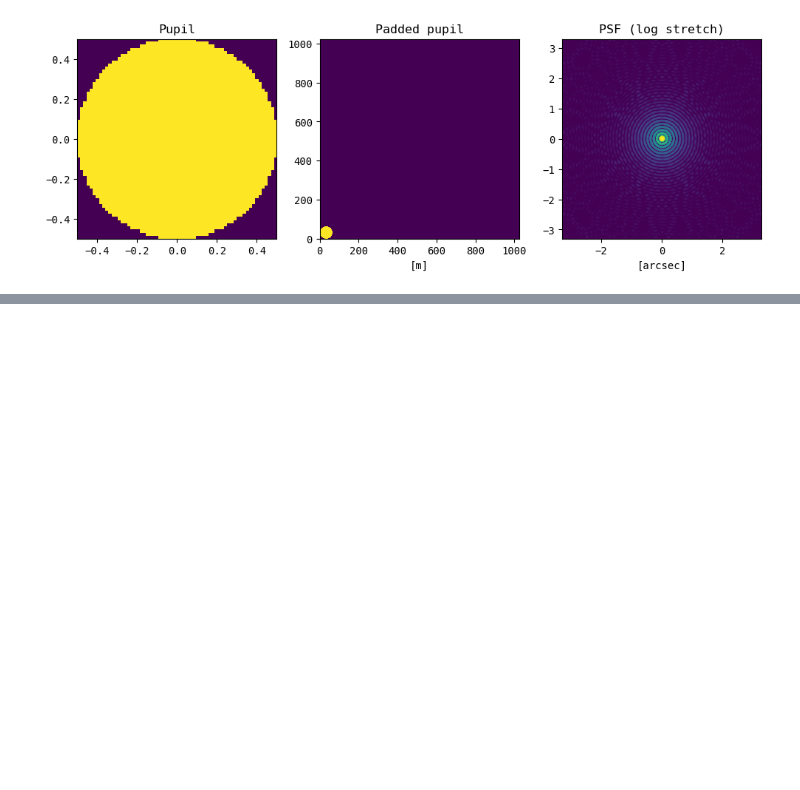
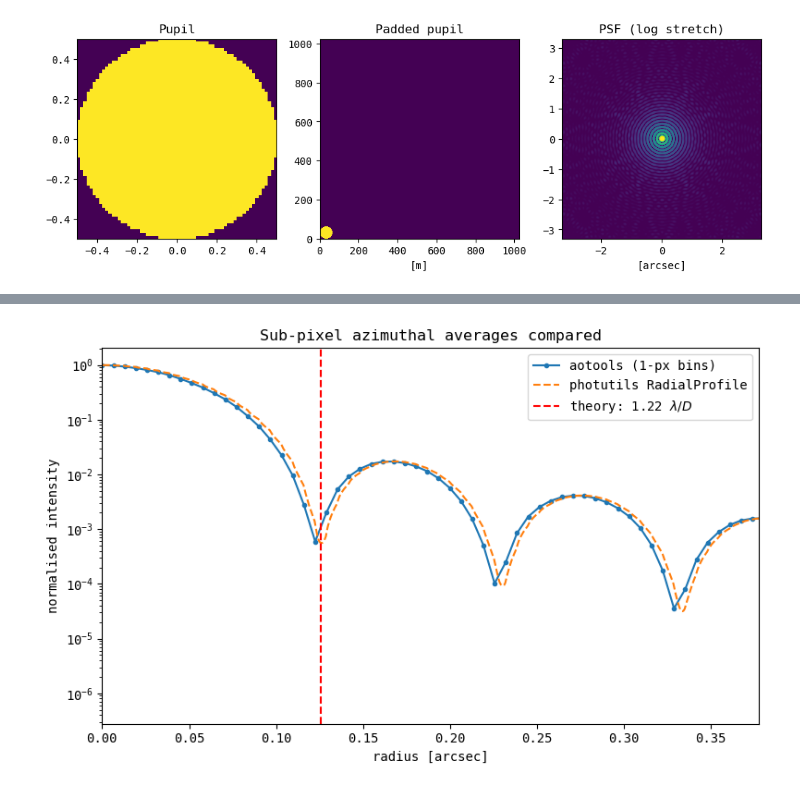
Before and after one commit to GillesOrban/ao_school, a Jupyter notebook: aotools_lab.ipynb, the cells around one changed output, grey strips where cells are left out. Cells and saved outputs as stored; diff of their text form; code cells hidden in the pictures; blank space fills up the shorter version.

```diff
--- a/aotools_lab.ipynb
+++ b/aotools_lab.ipynb
@@ -292,0 +256,38 @@ FWHM = 0.103 arcsec = 1.00 lambda/D  (Airy: 1.03)
+# %%
+# --- Exercice 2.3: Sub-pixel azimuthal average with photutils ----------------------------
+# photutils.profiles.RadialProfile uses fractional-pixel-weighted annuli,
+# which gives a true sub-pixel azimuthal average (each pixel contributes
+# to annuli proportionally to its fractional overlap).
+
+from photutils.profiles import RadialProfile
+
+# RadialProfile expects the center in (x, y) pixel coordinates
+box=128
+data = psf[cc-box:cc+box, cc-box:cc+box]
+ny, nx = data.shape   # rows, cols
+center_xy = ((nx-1)/2, (ny-1)/2)   # (x, y) = (col, row) of the PSF peak
+bin_width = 0.1   # pixels
+r_max = np.hypot(nx/2, ny/2)       # max radius: centre to farthest corner
+bins = np.arange(0, r_max + bin_width, bin_width)
+
+rp = RadialProfile(data, center_xy, radii=bins, error=None)
+azi_phot = rp.profile
+# Compute bin centres ourselves — rp.radius length can differ from
+# rp.profile depending on the photutils version
+bin_centers = 0.5 * (bins[:-1] + bins[1:])
+n = min(len(bin_centers), len(azi_phot))
+r_phot_arcsec = bin_centers[:n] * fpxl_arcsec   # [pixels] -> [arcsec]
+azi_phot = azi_phot[:n]
+
+fig, ax = plt.subplots(figsize=(8, 5))
+ax.plot(r_arcsec, azi, 'o-', ms=3, label='aotools (1-px bins)')
+ax.plot(r_phot_arcsec, azi_phot, '--', lw=1.5, label='photutils RadialProfile')
+ax.axvline(first_zero, color='r', ls='--', label='theory: 1.22 $\\lambda/D$')
+ax.set_xlabel('radius [arcsec]'); ax.set_ylabel('normalised intensity')
+ax.semilogy()
+ax.set_title('Sub-pixel azimuthal averages compared')
+ax.legend(); ax.set_xlim(0, 3*first_zero)
+plt.tight_layout()
+plt.show()
+# %% [output]
+[figure, added]
```
Also changed, not shown: parts of 9 cells of this notebook.
